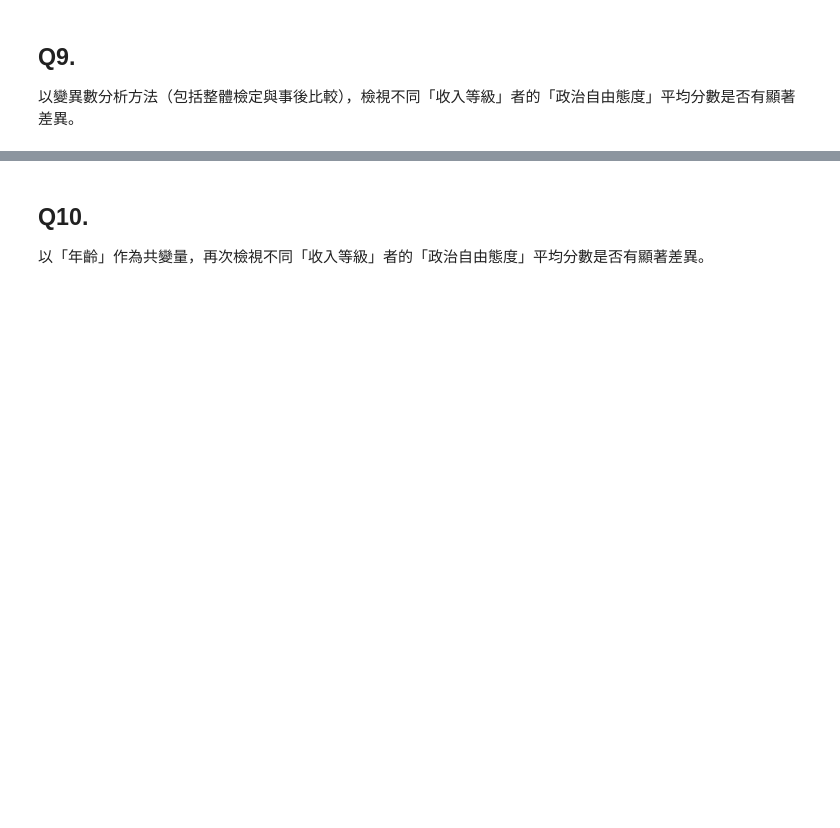
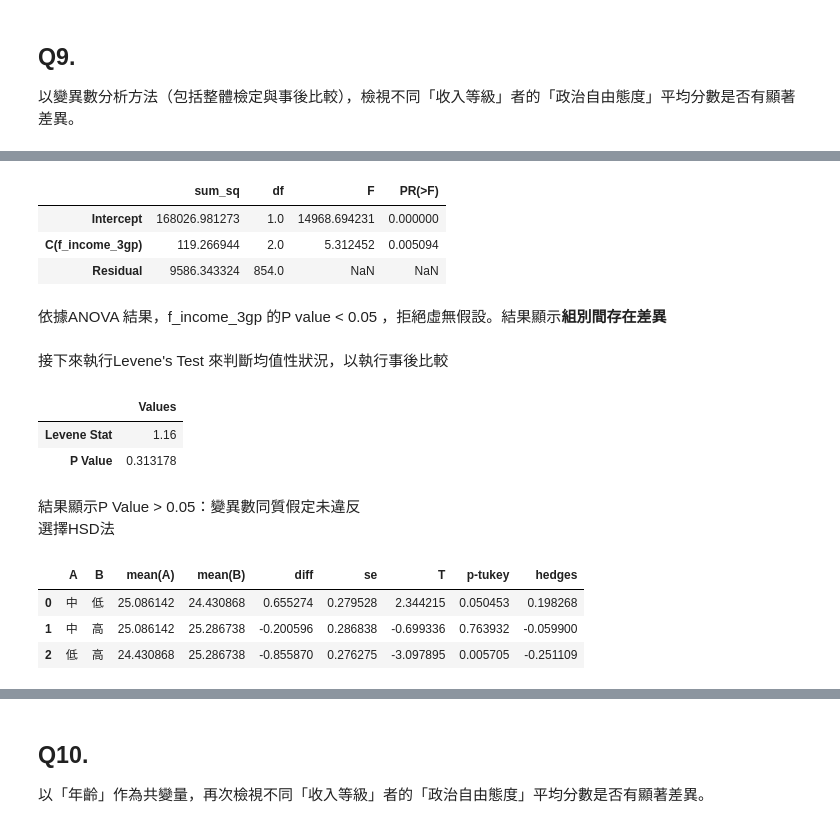
Before and after one commit to WendellLiu/ntpu-social-data-analysis, a Jupyter notebook: notebooks/midterm_1.ipynb, the cells around one changed output, grey strips where cells are left out. Cells and saved outputs as stored; diff of their text form; code cells hidden in the pictures; blank space fills up the shorter version.

```diff
--- a/notebooks/midterm_1.ipynb
+++ b/notebooks/midterm_1.ipynb
@@ -531,3 +531,9 @@ $\alpha = 0.05$
 # %% [markdown]
 ## Q9.
 以變異數分析方法（包括整體檢定與事後比較），檢視不同「收入等級」者的「政治自由態度」平均分數是否有顯著差異。
+# %%
+# pick columns
+col_9_1 = df_4_recoded["f_income_3gp"]
+col_9_2 = df_5_final['G4_all']
+df_9 = pd.concat([col_9_1.reset_index(drop=True),
+                  col_9_2.reset_index(drop=True)], axis=1)
@@ -533,0 +566,3 @@ $\alpha = 0.05$
+# %%
+df_9_cleared = df_9.dropna()
+check_missing_value(df_9_cleared)
@@ -533,0 +579,37 @@ $\alpha = 0.05$
+# %%
+from statistic.anova import perform_anova
+
+
+perform_anova(df=df_9_cleared, val_col='G4_all', group_col='f_income_3gp')
+# %% [output]
+|  | sum_sq | df | F | PR(>F) |
+| Intercept | 168026.981273 | 1.0 | 14968.694231 | 0.000000 |
+| C(f_income_3gp) | 119.266944 | 2.0 | 5.312452 | 0.005094 |
+| Residual | 9586.343324 | 854.0 | NaN | NaN |
+# %% [markdown]
+依據ANOVA 結果，f_income_3gp 的P value < 0.05 ，拒絕虛無假設。結果顯示**組別間存在差異**
+# %% [markdown]
+接下來執行Levene's Test 來判斷均值性狀況，以執行事後比較
+# %%
+from scipy.stats import levene
+
+groups = {name: group['G4_all'].values for name, group in df_9_cleared.groupby('f_income_3gp')}
+
+levene_stat, levene_p = levene(*groups.values())
+pd.DataFrame({ 'Values': [f"{levene_stat:.2f}", levene_p] }, index = ['Levene Stat', 'P Value'])
+# %% [output]
+|  | Values |
+| Levene Stat | 1.16 |
+| P Value | 0.313178 |
+# %% [markdown]
+結果顯示P Value > 0.05：變異數同質假定未違反
+選擇HSD法
+# %%
+from statistic.anova import perform_post_hoc
+
+perform_post_hoc(df_9_cleared, levene_p = levene_p, val_col='G4_all', group_col='f_income_3gp')
+# %% [output]
+|  | A | B | mean(A) | mean(B) | diff | se | T | p-tukey | hedges |
+| 0 | 中 | 低 | 25.086142 | 24.430868 | 0.655274 | 0.279528 | 2.344215 | 0.050453 | 0.198268 |
+| 1 | 中 | 高 | 25.086142 | 25.286738 | -0.200596 | 0.286838 | -0.699336 | 0.763932 | -0.059900 |
+| 2 | 低 | 高 | 24.430868 | 25.286738 | -0.855870 | 0.276275 | -3.097895 | 0.005705 | -0.251109 |
```
Also changed, not shown: parts of 7 cells of this notebook.
